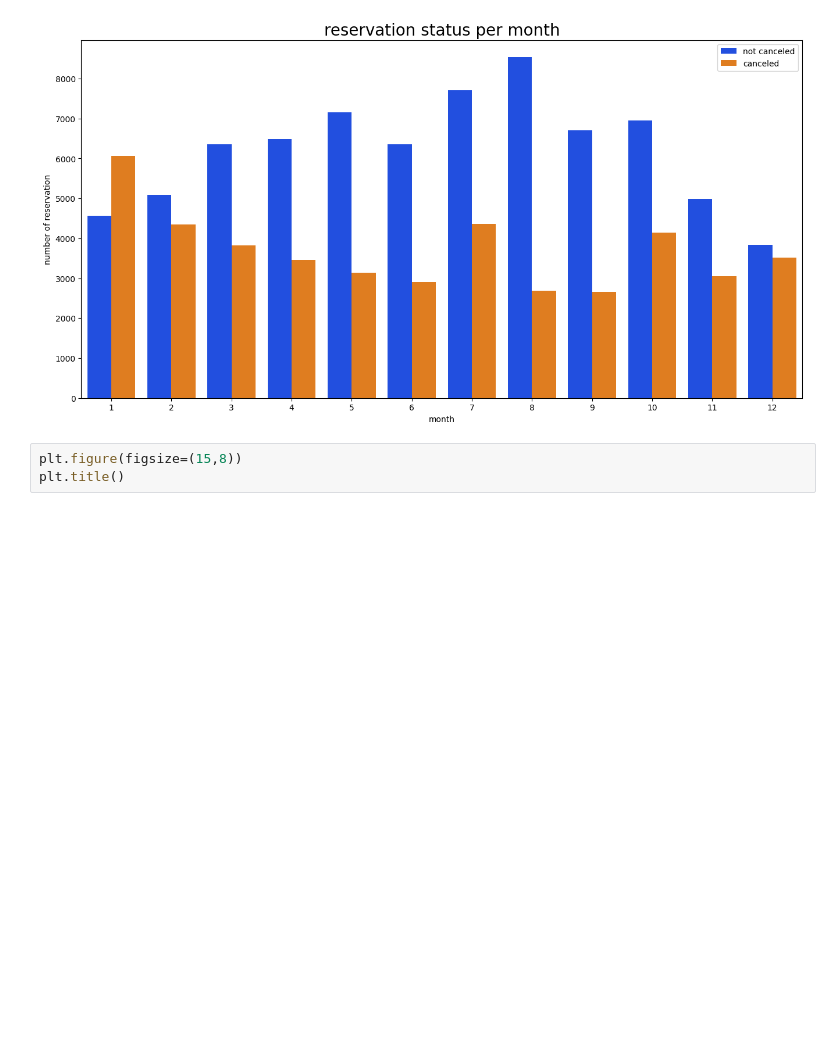
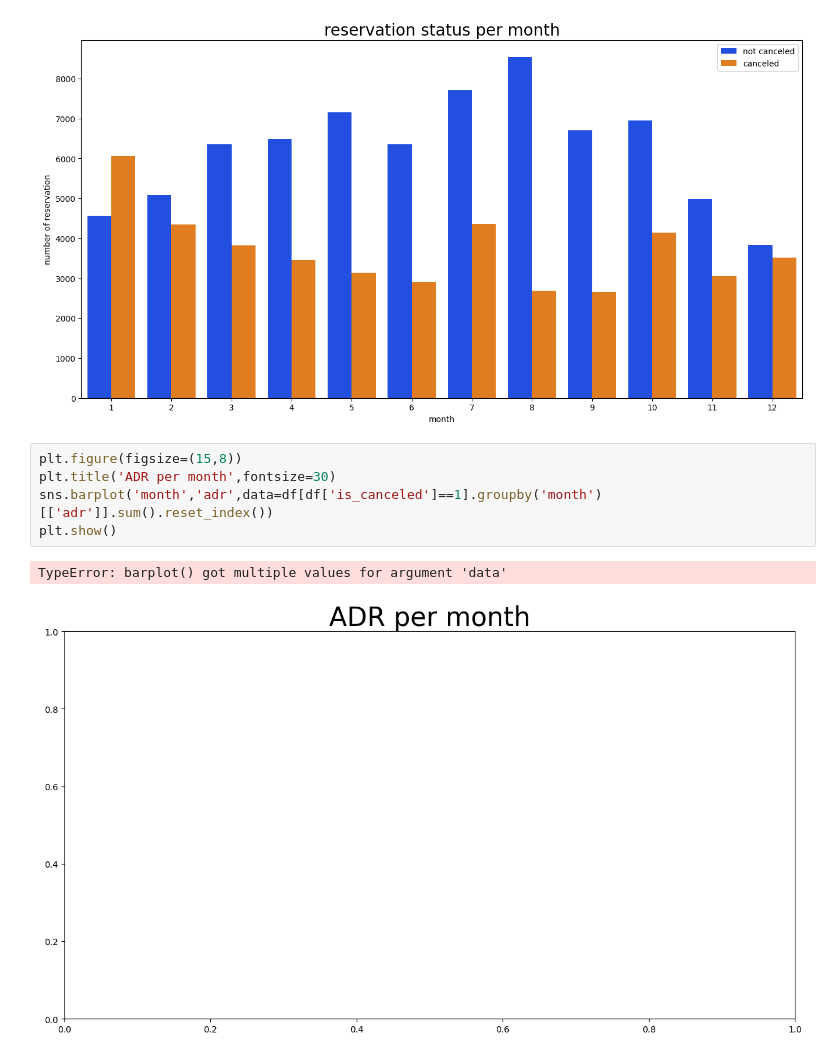
Before and after one commit to Binod-Dhami/hotel_booking, a Jupyter notebook: Hotel_Booking.ipynb, the cells around one changed output. Cells and saved outputs as stored; diff of their text form; blank space fills up the shorter version.

```diff
--- a/Hotel_Booking.ipynb
+++ b/Hotel_Booking.ipynb
@@ -320,4 +320,9 @@ plt.show()
 [figure]
 # %%
 plt.figure(figsize=(15,8))
-plt.title()
+plt.title('ADR per month',fontsize=30)
+sns.barplot('month','adr',data=df[df['is_canceled']==1].groupby('month')[['adr']].sum().reset_index())
+plt.show()
+# %% [output]
+TypeError: barplot() got multiple values for argument 'data'
+[figure, added]
```
